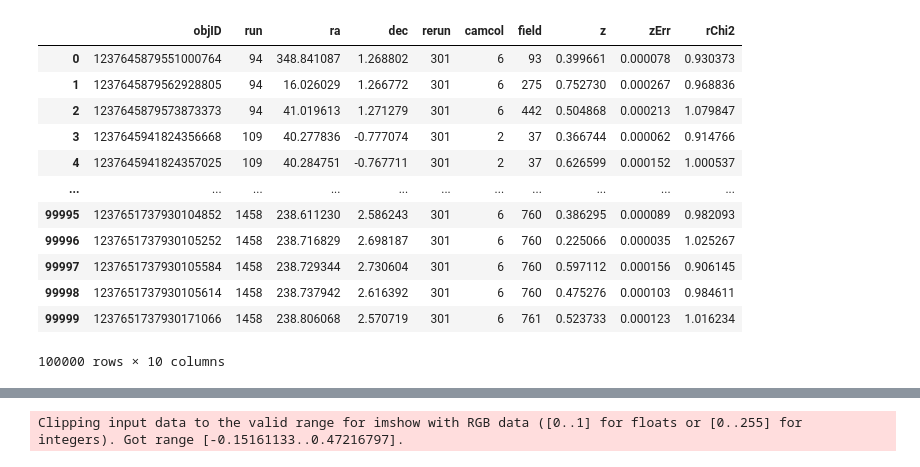
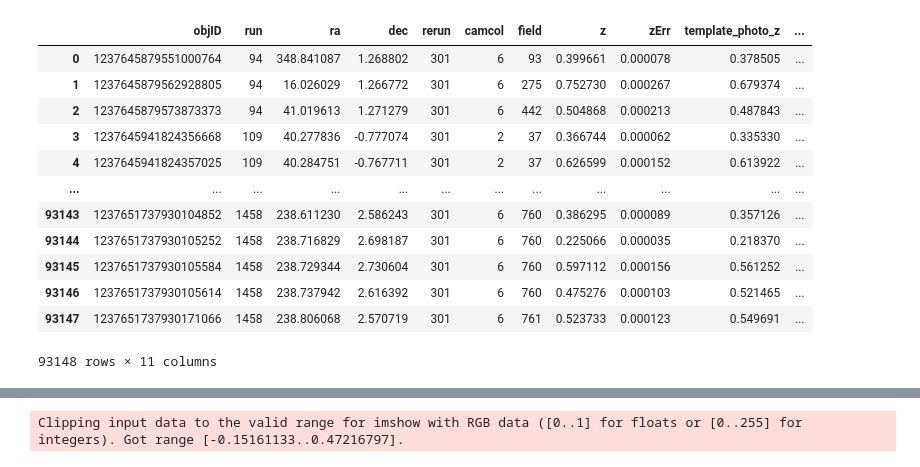
Before and after one commit to Raahul-Singh/hermes, a Jupyter notebook: ordered_100k/wcs.ipynb, the cells around one changed output, grey strips where cells are left out. Saved outputs shown, nothing was run; the diff lists cells and outputs as text; code cells hidden in the pictures.

```diff
--- a/ordered_100k/wcs.ipynb
+++ b/ordered_100k/wcs.ipynb
@@ -4,20 +5,20 @@ import numpy as np
 # %%
-data = pd.read_csv("Skyserver_SQL8_22_2024_8_39_07_PM.csv", skiprows=1, low_memory=False)
+data = pd.read_csv("data_with_photo_z.csv", low_memory=False, index_col=0)
 data
 # %% [output]
-|  | objID | run | ra | dec | rerun | camcol | field | z | zErr | rChi2 |
-| 0 | 1237645879551000764 | 94 | 348.841087 | 1.268802 | 301 | 6 | 93 | 0.399661 | 0.000078 | 0.930373 |
-| 1 | 1237645879562928805 | 94 | 16.026029 | 1.266772 | 301 | 6 | 275 | 0.752730 | 0.000267 | 0.968836 |
-| 2 | 1237645879573873373 | 94 | 41.019613 | 1.271279 | 301 | 6 | 442 | 0.504868 | 0.000213 | 1.079847 |
-| 3 | 1237645941824356668 | 109 | 40.277836 | -0.777074 | 301 | 2 | 37 | 0.366744 | 0.000062 | 0.914766 |
-| 4 | 1237645941824357025 | 109 | 40.284751 | -0.767711 | 301 | 2 | 37 | 0.626599 | 0.000152 | 1.000537 |
-| ... | ... | ... | ... | ... | ... | ... | ... | ... | ... | ... |
-| 99995 | 1237651737930104852 | 1458 | 238.611230 | 2.586243 | 301 | 6 | 760 | 0.386295 | 0.000089 | 0.982093 |
-| 99996 | 1237651737930105252 | 1458 | 238.716829 | 2.698187 | 301 | 6 | 760 | 0.225066 | 0.000035 | 1.025267 |
-| 99997 | 1237651737930105584 | 1458 | 238.729344 | 2.730604 | 301 | 6 | 760 | 0.597112 | 0.000156 | 0.906145 |
-| 99998 | 1237651737930105614 | 1458 | 238.737942 | 2.616392 | 301 | 6 | 760 | 0.475276 | 0.000103 | 0.984611 |
-| 99999 | 1237651737930171066 | 1458 | 238.806068 | 2.570719 | 301 | 6 | 761 | 0.523733 | 0.000123 | 1.016234 |
+|  | objID | run | ra | dec | rerun | camcol | field | z | zErr | template_photo_z | ... |
+| 0 | 1237645879551000764 | 94 | 348.841087 | 1.268802 | 301 | 6 | 93 | 0.399661 | 0.000078 | 0.378505 | ... |
+| 1 | 1237645879562928805 | 94 | 16.026029 | 1.266772 | 301 | 6 | 275 | 0.752730 | 0.000267 | 0.679374 | ... |
+| 2 | 1237645879573873373 | 94 | 41.019613 | 1.271279 | 301 | 6 | 442 | 0.504868 | 0.000213 | 0.487843 | ... |
+| 3 | 1237645941824356668 | 109 | 40.277836 | -0.777074 | 301 | 2 | 37 | 0.366744 | 0.000062 | 0.335330 | ... |
+| 4 | 1237645941824357025 | 109 | 40.284751 | -0.767711 | 301 | 2 | 37 | 0.626599 | 0.000152 | 0.613922 | ... |
+| ... | ... | ... | ... | ... | ... | ... | ... | ... | ... | ... | ... |
+| 93143 | 1237651737930104852 | 1458 | 238.611230 | 2.586243 | 301 | 6 | 760 | 0.386295 | 0.000089 | 0.357126 | ... |
+| 93144 | 1237651737930105252 | 1458 | 238.716829 | 2.698187 | 301 | 6 | 760 | 0.225066 | 0.000035 | 0.218370 | ... |
+| 93145 | 1237651737930105584 | 1458 | 238.729344 | 2.730604 | 301 | 6 | 760 | 0.597112 | 0.000156 | 0.561252 | ... |
+| 93146 | 1237651737930105614 | 1458 | 238.737942 | 2.616392 | 301 | 6 | 760 | 0.475276 | 0.000103 | 0.521465 | ... |
+| 93147 | 1237651737930171066 | 1458 | 238.806068 | 2.570719 | 301 | 6 | 761 | 0.523733 | 0.000123 | 0.549691 | ... |
-100000 rows × 10 columns
+93148 rows × 11 columns
 # %%
 from sdss_access import Path
 
```
Also changed, not shown: parts of 11 cells of this notebook, 1 other file.
